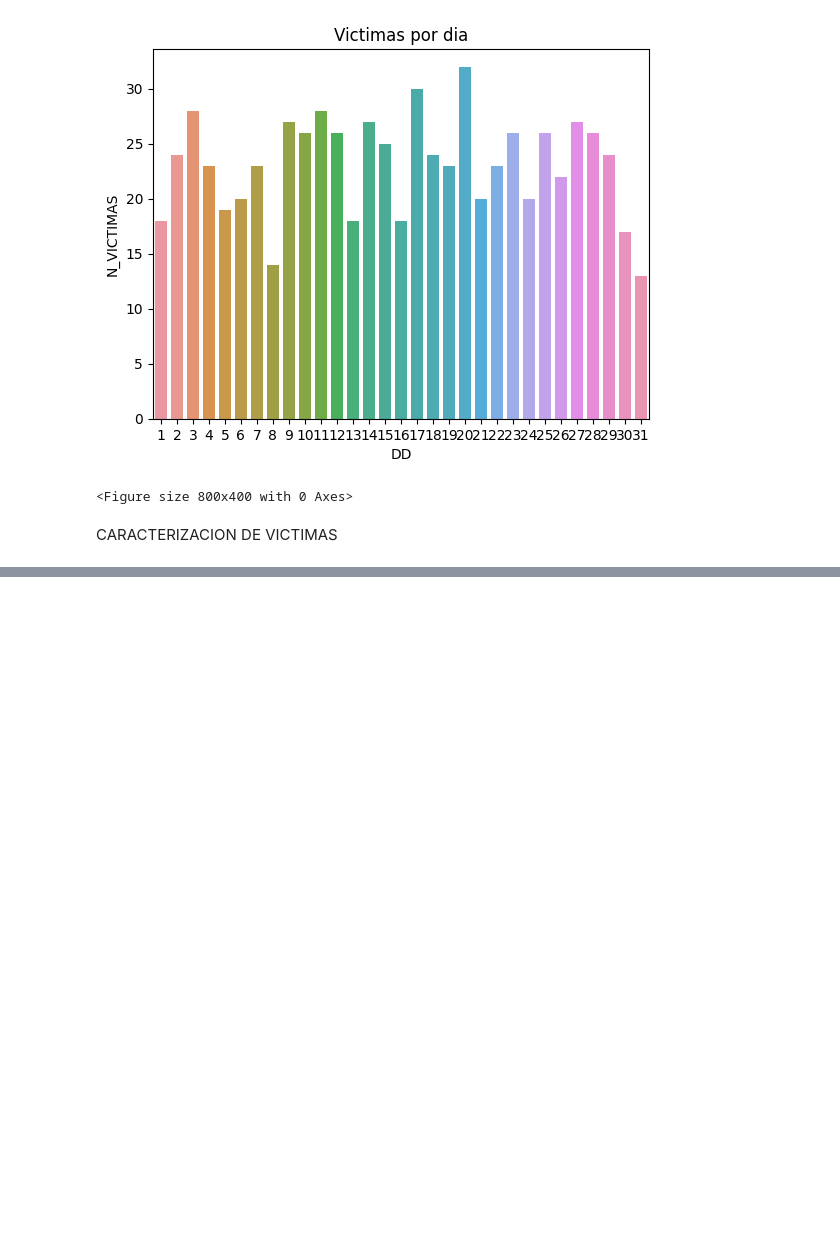
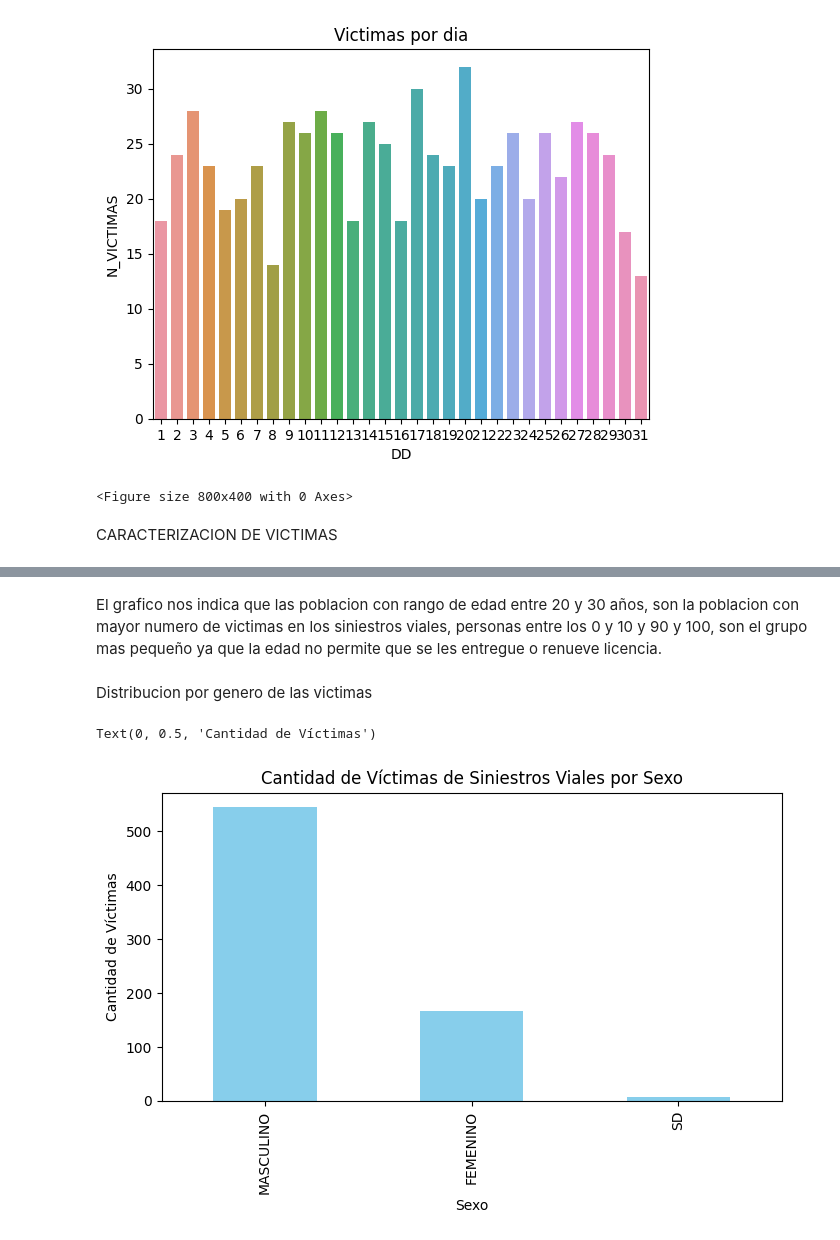
Before and after one commit to kensitmcn18/PI_DA, a Jupyter notebook: EDA_PI_DA.ipynb, the cells around one changed output, grey strips where cells are left out. Saved outputs shown, nothing was run; the diff lists cells and outputs as text; code cells hidden in the pictures; blank space fills up the shorter version.

```diff
--- a/EDA_PI_DA.ipynb
+++ b/EDA_PI_DA.ipynb
@@ -537,0 +536,14 @@ Text(0, 0.5, 'Número de víctimas')
+# %% [markdown]
+El grafico nos indica que las poblacion con rango de edad entre 20 y 30 años, son la poblacion con mayor numero de victimas en los siniestros viales, personas entre los 0 y 10 y 90 y 100, son el grupo mas pequeño ya que la edad no permite que se les entregue o renueve licencia.
+# %% [markdown]
+Distribucion por genero de las victimas
+# %%
+df_filtrado = df_union[df_union['SEXO'] != 'SD']
+conteo_sexo = df_union['SEXO'].value_counts()
+conteo_sexo.plot(kind='bar', figsize=(8, 4), color='skyblue')
+plt.title('Cantidad de Víctimas de Siniestros Viales por Sexo')
+plt.xlabel('Sexo')
+plt.ylabel('Cantidad de Víctimas')
+# %% [output]
+Text(0, 0.5, 'Cantidad de Víctimas')
+[figure, added]
```
Also changed, not shown: parts of 4 cells of this notebook.
